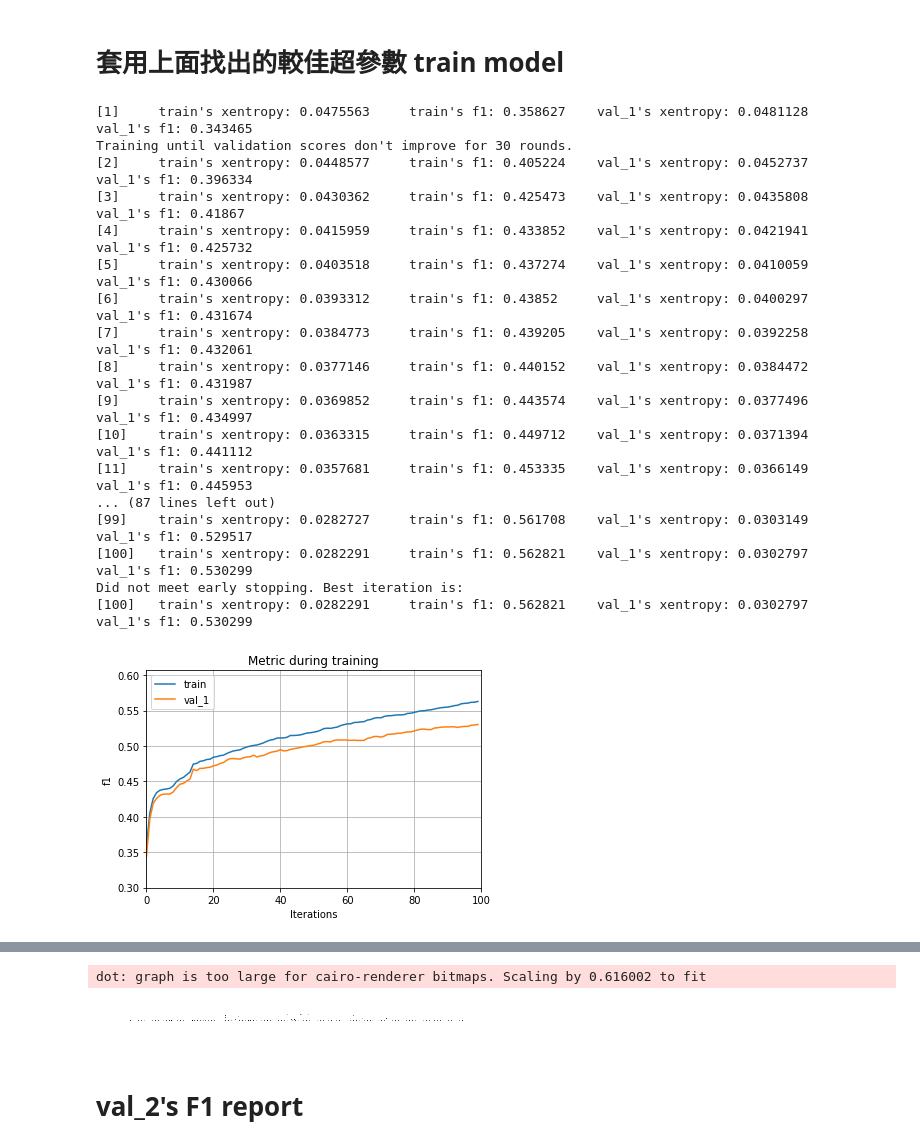
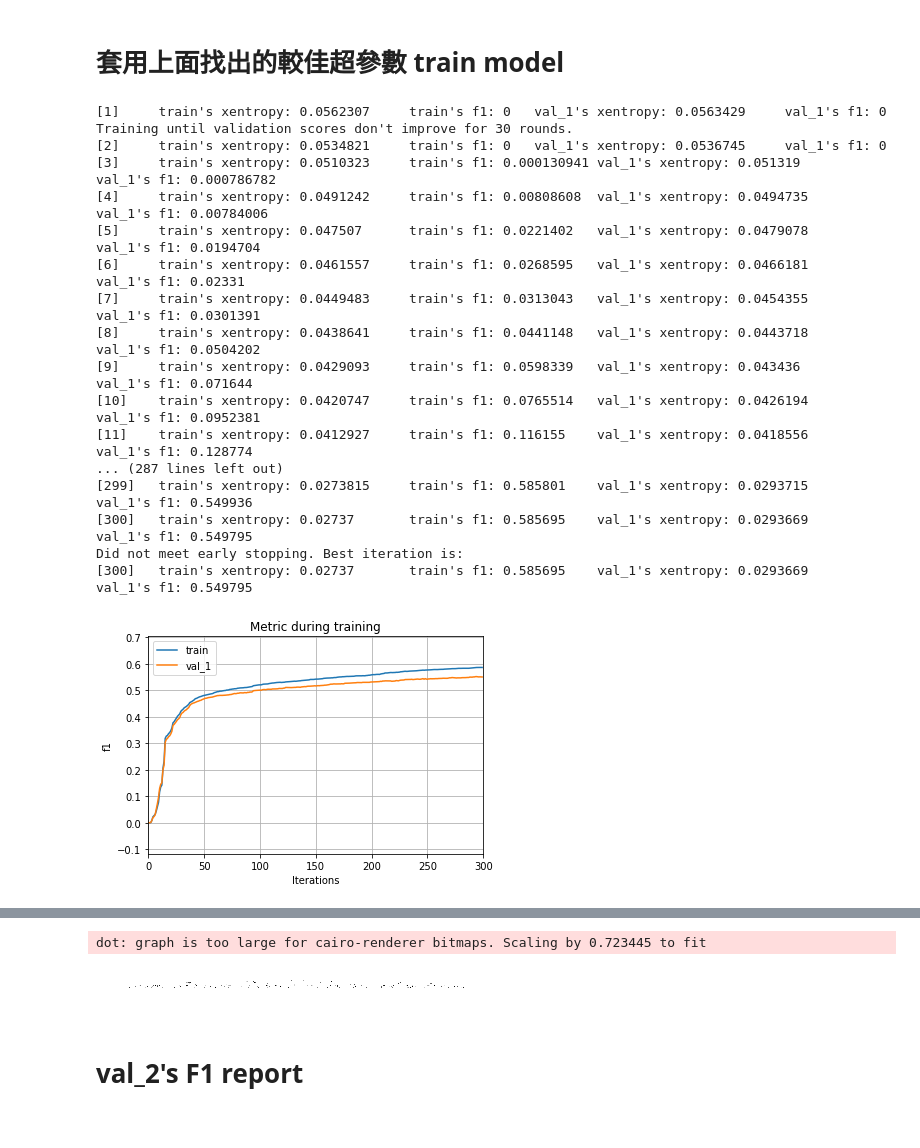
Before and after one commit to skywalker0803r/Ricky, a Jupyter notebook: 玉山AI比賽_modeling.ipynb, the cells around one changed output, grey strips where cells are left out. Saved outputs shown, nothing was run; the diff lists cells and outputs as text; code cells hidden in the pictures.

```diff
--- a/玉山AI比賽_modeling.ipynb
+++ b/玉山AI比賽_modeling.ipynb
@@ -207,25 +218,25 @@ parameters = {
     #'n_estimators':100,
     'objective': 'cross_entropy',
     'metric': 'cross_entropy',
-    'num_iterations': 100,
-    'learning_rate': 0.1,
+    'num_iterations': 100*3,
+    'learning_rate': 0.1/2,
     'max_depth': 7,
     'num_leaves': 2**7-1,
-    #'feature_fraction': 0.7,
+    'feature_fraction': 0.8,
     'tree_learner': 'data',
     "is_unbalance": True,
     "early_stopping_round": 30,
-    #'min_child_samples':20,
+    'min_child_samples': 30,
     #'min_child_weight': 0.001,
     }
 
 # train data
 train_data = lightgbm.Dataset(train[features],label=train[y_name],
-                              categorical_feature=cat_features)
+                              categorical_feature = cat_features)
 
 # val_1_data
 val_1_data = lightgbm.Dataset(val_1[features],label=val_1[y_name],
-                              categorical_feature=cat_features)
+                              categorical_feature = cat_features)
 
 # model training
 evals_result = {}
@@ -241,46 +252,46 @@ model = lightgbm.train(parameters,
 try:
   lightgbm.plot_metric(evals_result, metric='f1')
   plt.show()
 except:
   pass
 
 # plt features importance & save
 try:
   ax = lightgbm.plot_importance(model, max_num_features=40, figsize=(15,15))
   plt.savefig("./features_importances.png")
   plt.show()
 except:
   pass
 
 # plt tree
 try:
   ax = lightgbm.plot_tree(model,tree_index=3)
   plt.show()
 except:
   pass
 
 # plt tree_digraph
 try:
   graph = lightgbm.create_tree_digraph(model,tree_index=3)
   graph.render(view=True)
 except:
   pass
 # %% [output]
-[1]     train's xentropy: 0.0475563     train's f1: 0.358627    val_1's xentropy: 0.0481128     val_1's f1: 0.343465
+[1]     train's xentropy: 0.0562307     train's f1: 0   val_1's xentropy: 0.0563429     val_1's f1: 0
 Training until validation scores don't improve for 30 rounds.
-[2]     train's xentropy: 0.0448577     train's f1: 0.405224    val_1's xentropy: 0.0452737     val_1's f1: 0.396334
-[3]     train's xentropy: 0.0430362     train's f1: 0.425473    val_1's xentropy: 0.0435808     val_1's f1: 0.41867
-[4]     train's xentropy: 0.0415959     train's f1: 0.433852    val_1's xentropy: 0.0421941     val_1's f1: 0.425732
-[5]     train's xentropy: 0.0403518     train's f1: 0.437274    val_1's xentropy: 0.0410059     val_1's f1: 0.430066
-[6]     train's xentropy: 0.0393312     train's f1: 0.43852     val_1's xentropy: 0.0400297     val_1's f1: 0.431674
-[7]     train's xentropy: 0.0384773     train's f1: 0.439205    val_1's xentropy: 0.0392258     val_1's f1: 0.432061
-[8]     train's xentropy: 0.0377146     train's f1: 0.440152    val_1's xentropy: 0.0384472     val_1's f1: 0.431987
-[9]     train's xentropy: 0.0369852     train's f1: 0.443574    val_1's xentropy: 0.0377496     val_1's f1: 0.434997
-[10]    train's xentropy: 0.0363315     train's f1: 0.449712    val_1's xentropy: 0.0371394     val_1's f1: 0.441112
-[11]    train's xentropy: 0.0357681     train's f1: 0.453335    val_1's xentropy: 0.0366149     val_1's f1: 0.445953
-... (87 lines left out)
-[99]    train's xentropy: 0.0282727     train's f1: 0.561708    val_1's xentropy: 0.0303149     val_1's f1: 0.529517
-[100]   train's xentropy: 0.0282291     train's f1: 0.562821    val_1's xentropy: 0.0302797     val_1's f1: 0.530299
+[2]     train's xentropy: 0.0534821     train's f1: 0   val_1's xentropy: 0.0536745     val_1's f1: 0
+[3]     train's xentropy: 0.0510323     train's f1: 0.000130941 val_1's xentropy: 0.051319      val_1's f1: 0.000786782
+[4]     train's xentropy: 0.0491242     train's f1: 0.00808608  val_1's xentropy: 0.0494735     val_1's f1: 0.00784006
+[5]     train's xentropy: 0.047507      train's f1: 0.0221402   val_1's xentropy: 0.0479078     val_1's f1: 0.0194704
+[6]     train's xentropy: 0.0461557     train's f1: 0.0268595   val_1's xentropy: 0.0466181     val_1's f1: 0.02331
+[7]     train's xentropy: 0.0449483     train's f1: 0.0313043   val_1's xentropy: 0.0454355     val_1's f1: 0.0301391
+[8]     train's xentropy: 0.0438641     train's f1: 0.0441148   val_1's xentropy: 0.0443718     val_1's f1: 0.0504202
+[9]     train's xentropy: 0.0429093     train's f1: 0.0598339   val_1's xentropy: 0.043436      val_1's f1: 0.071644
+[10]    train's xentropy: 0.0420747     train's f1: 0.0765514   val_1's xentropy: 0.0426194     val_1's f1: 0.0952381
+[11]    train's xentropy: 0.0412927     train's f1: 0.116155    val_1's xentropy: 0.0418556     val_1's f1: 0.128774
+... (287 lines left out)
+[299]   train's xentropy: 0.0273815     train's f1: 0.585801    val_1's xentropy: 0.0293715     val_1's f1: 0.549936
+[300]   train's xentropy: 0.02737       train's f1: 0.585695    val_1's xentropy: 0.0293669     val_1's f1: 0.549795
 Did not meet early stopping. Best iteration is:
-[100]   train's xentropy: 0.0282291     train's f1: 0.562821    val_1's xentropy: 0.0302797     val_1's f1: 0.530299
+[300]   train's xentropy: 0.02737       train's f1: 0.585695    val_1's xentropy: 0.0293669     val_1's f1: 0.549795
-[figure, old version]
+[figure, new version]
@@ -288,5 +299,5 @@ Did not meet early stopping. Best iteration is:
-dot: graph is too large for cairo-renderer bitmaps. Scaling by 0.616002 to fit
+dot: graph is too large for cairo-renderer bitmaps. Scaling by 0.723445 to fit
-[figure, old version]
+[figure, new version]
 # %% [markdown]
 # val_2's F1 report
 # %%
```
Also changed, not shown: parts of 7 cells of this notebook.
